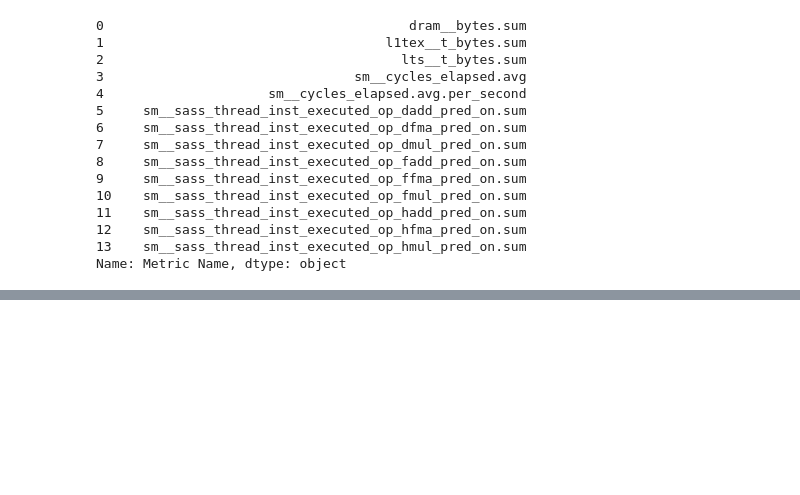
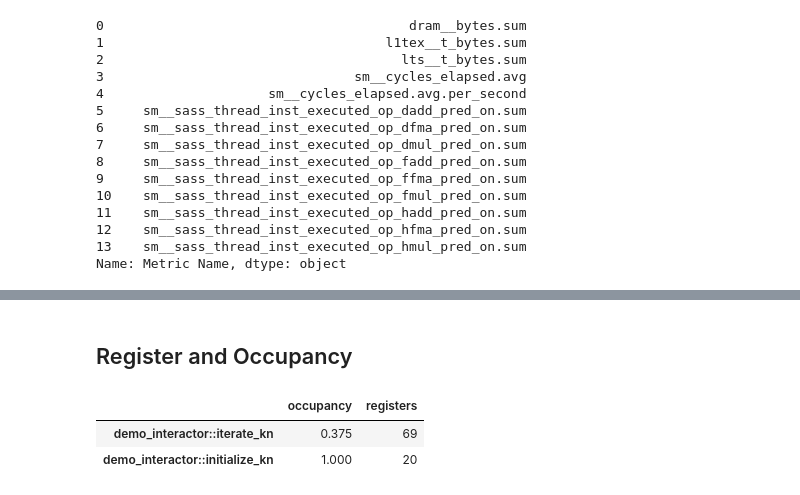
Before and after one commit to celeritas-project/benchmarks, a Jupyter notebook: klein-nishina/celeritas-performance/analysis.ipynb, the cells around one changed output, grey strips where cells are left out. Drawn from its saved outputs; the diff is of its cells as text; code cells hidden in the pictures; blank space fills up the shorter version.

```diff
--- a/klein-nishina/celeritas-performance/analysis.ipynb
+++ b/klein-nishina/celeritas-performance/analysis.ipynb
@@ -161,0 +162,13 @@ fig.savefig('flops-per-step.pdf', bbox_inches='tight')
+# %% [markdown]
+## Register and Occupancy
+# %%
+with open('track-npt-1.json', 'r') as out:
+    diag = json.load(out)['diagnostics']
+# %%
+table = pd.DataFrame(diag, index=diag['kernel'], columns=['occupancy', 'registers'])
+# %%
+table
+# %% [output]
+|  | occupancy | registers |
+| demo_interactor::iterate_kn | 0.375 | 69 |
+| demo_interactor::initialize_kn | 1.000 | 20 |
```
Also changed, not shown: parts of 5 cells of this notebook, 8 other files.
